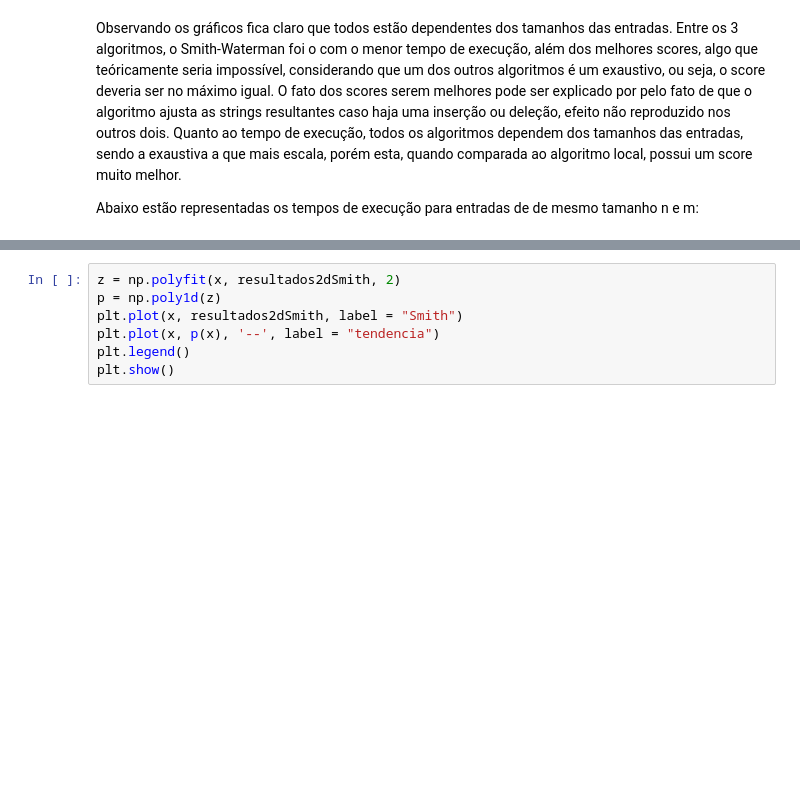
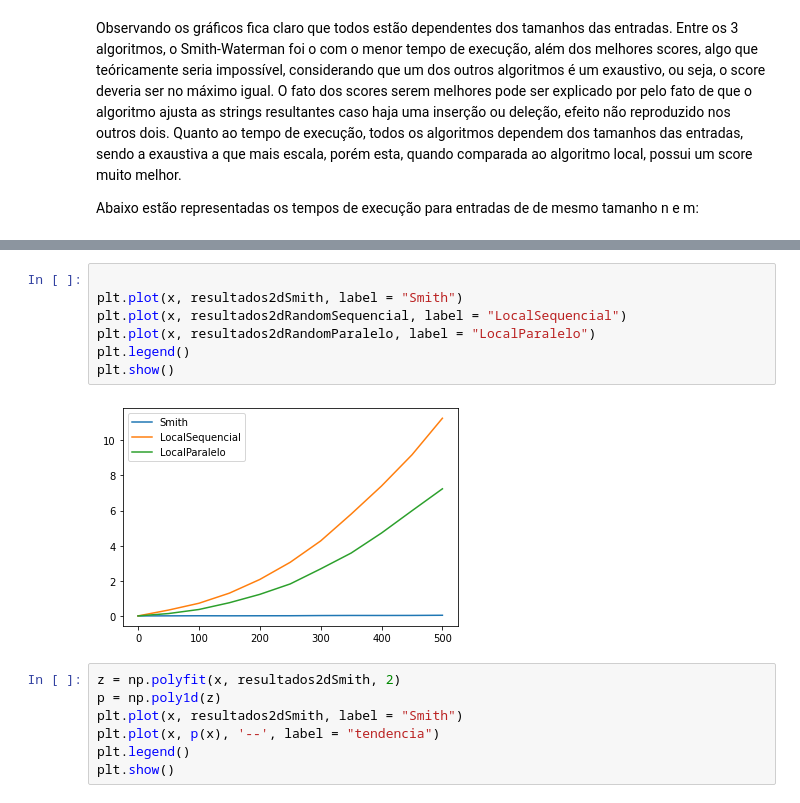
Before and after one commit to lucaskf1996/DnaAlignmentAlgorithmComparison, a Jupyter notebook: DnaAnalysis.ipynb, the cells around one changed output, grey strips where cells are left out. Cells and saved outputs as stored; diff of their text form; blank space fills up the shorter version.

```diff
--- a/DnaAnalysis.ipynb
+++ b/DnaAnalysis.ipynb
@@ -254,3 +293,12 @@ plt.show()
+# %%
+
+plt.plot(x, resultados2dSmith, label = "Smith")
+plt.plot(x, resultados2dRandomSequencial, label = "LocalSequencial")
+plt.plot(x, resultados2dRandomParalelo, label = "LocalParalelo")
+plt.legend()
+plt.show()
+# %% [output]
+[figure, added]
 # %%
 z = np.polyfit(x, resultados2dSmith, 2)
 p = np.poly1d(z)
```
Also changed, not shown: parts of 10 cells of this notebook, 15 other files.
